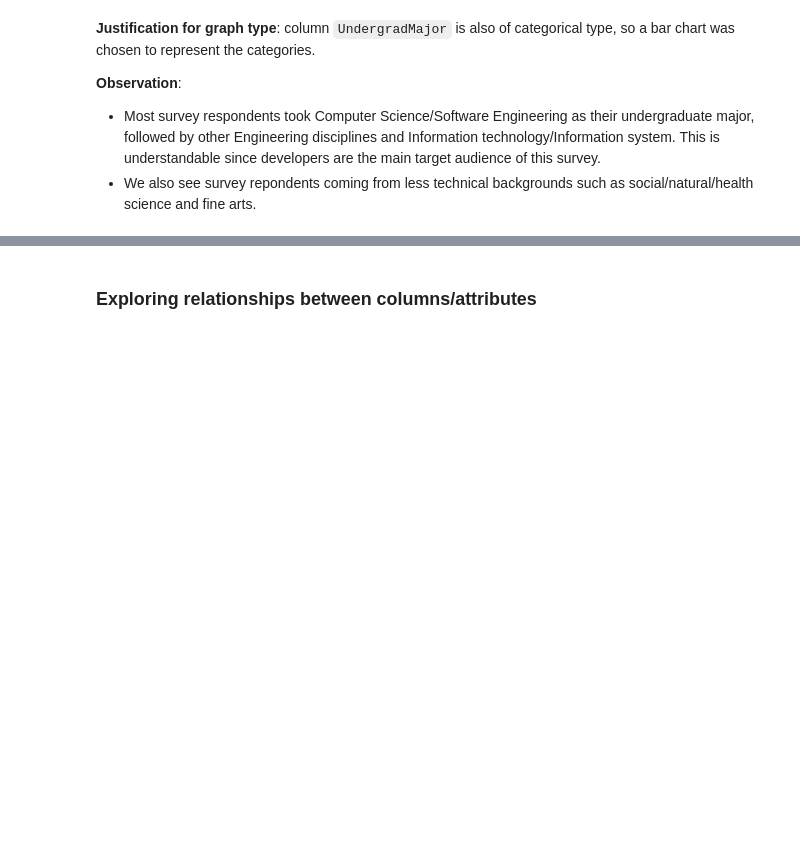
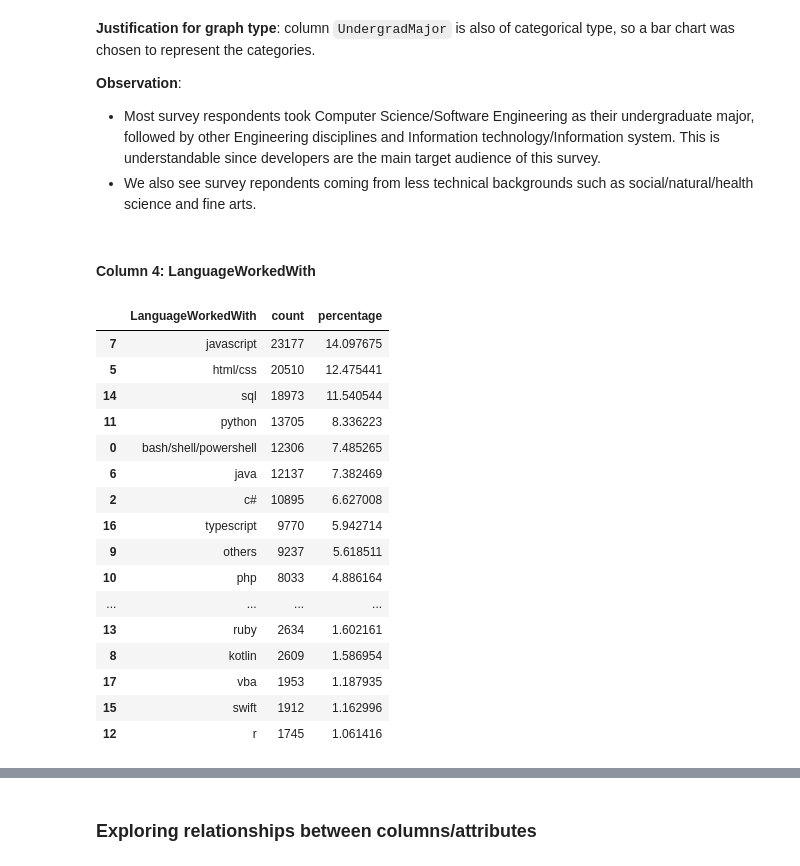
Before and after one commit to tratn/PDS-A2, a Jupyter notebook: PDS_A3.ipynb, the cells around one changed output, grey strips where cells are left out. Saved outputs shown, nothing was run; the diff lists cells and outputs as text; code cells hidden in the pictures; blank space fills up the shorter version.

```diff
--- a/PDS_A3.ipynb
+++ b/PDS_A3.ipynb
@@ -425,3 +425,5 @@ Text(0, 0.5, 'Major')
 **Observation**:
 - Most survey respondents took Computer Science/Software Engineering as their undergraduate major, followed by other Engineering disciplines and Information technology/Information system. This is understandable since developers are the main target audience of this survey.
 - We also see survey repondents coming from less technical backgrounds such as social/natural/health science and fine arts.
+# %% [markdown]
+#### Column 4: LanguageWorkedWith
@@ -427,0 +457,22 @@ Text(0, 0.5, 'Major')
+# %%
+lang_df = split_unique_value(preprocess, 'LanguageWorkedWith')
+lang_df_ = group_other_values(lang_df, 'LanguageWorkedWith')
+lang_df_
+# %% [output]
+|  | LanguageWorkedWith | count | percentage |
+| 7 | javascript | 23177 | 14.097675 |
+| 5 | html/css | 20510 | 12.475441 |
+| 14 | sql | 18973 | 11.540544 |
+| 11 | python | 13705 | 8.336223 |
+| 0 | bash/shell/powershell | 12306 | 7.485265 |
+| 6 | java | 12137 | 7.382469 |
+| 2 | c# | 10895 | 6.627008 |
+| 16 | typescript | 9770 | 5.942714 |
+| 9 | others | 9237 | 5.618511 |
+| 10 | php | 8033 | 4.886164 |
+| ... | ... | ... | ... |
+| 13 | ruby | 2634 | 1.602161 |
+| 8 | kotlin | 2609 | 1.586954 |
+| 17 | vba | 1953 | 1.187935 |
+| 15 | swift | 1912 | 1.162996 |
+| 12 | r | 1745 | 1.061416 |
```
Also changed, not shown: parts of 23 cells of this notebook, 1 other file.
